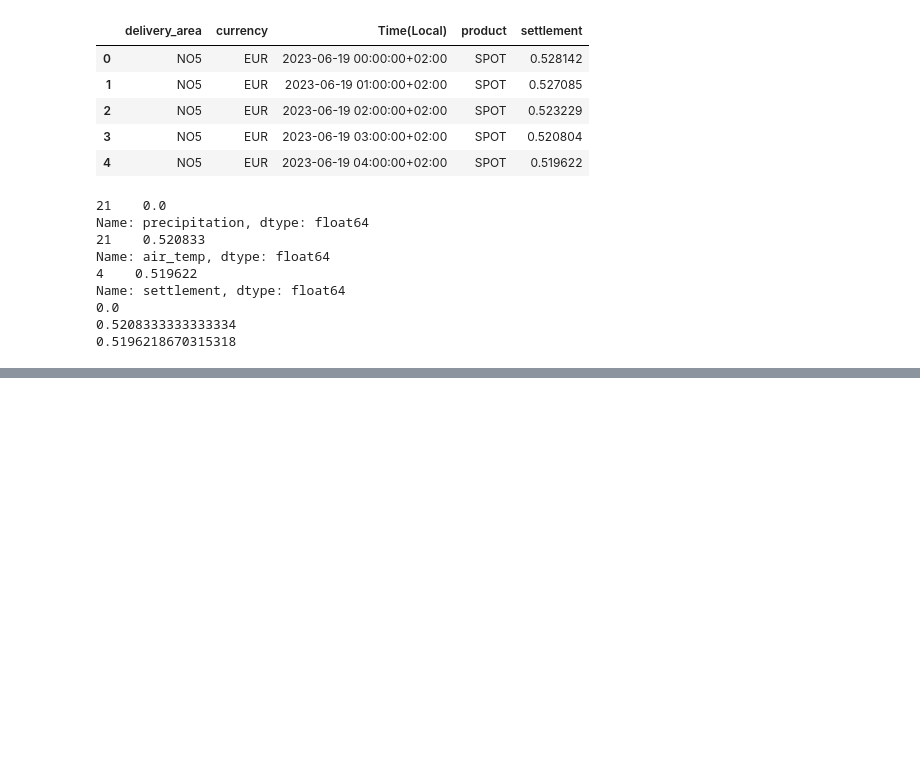
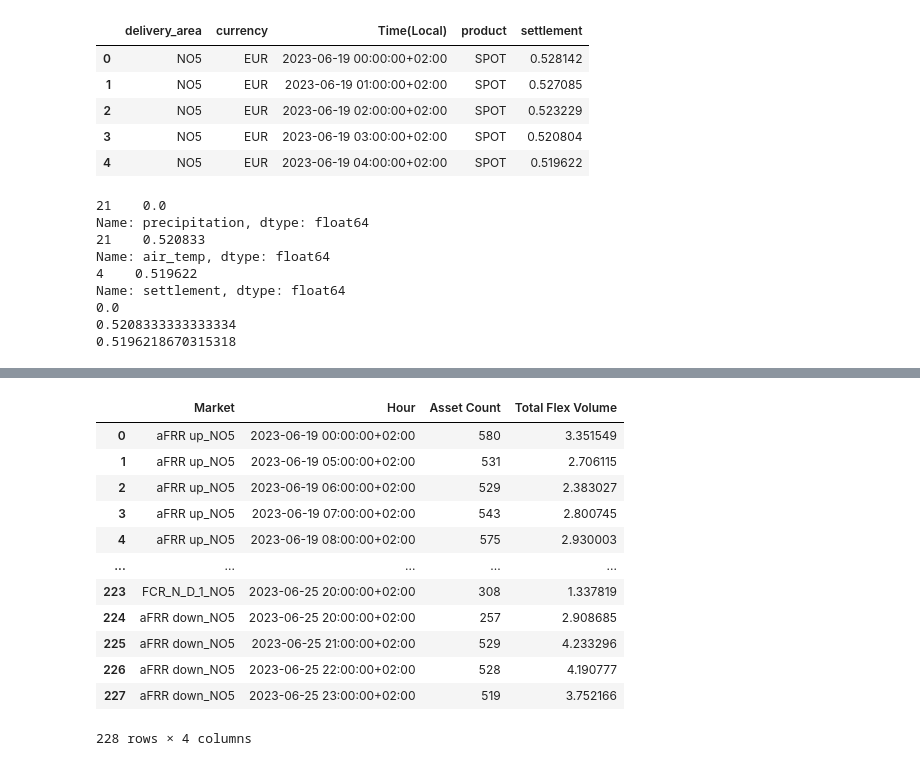
Before and after one commit to sandermeland/master-kode, a Jupyter notebook: bidding_v_4.ipynb, the cells around one changed output, grey strips where cells are left out. Saved outputs shown, nothing was run; the diff lists cells and outputs as text; code cells hidden in the pictures; blank space fills up the shorter version.

Commit message:
the model is running, have not used n-step update which will be added in v_5

```diff
--- a/bidding_v_4.ipynb
+++ b/bidding_v_4.ipynb
@@ -524,0 +572,2 @@ dict_keys([('aFRR up_NO5', Timestamp('2023-06-20 00:00:00+0200', tz='Europe/Oslo
+# %%
+mod, x, y, w, d = utils.run_optimization_model(L = L, M = M, F = F, H = H, Fu_h_l = Fu_h_l, Fd_h_l = Fd_h_l, R_h_l = R_h_l, Vp_h_m = Vp_h_m, Vm_m = Vm_m, R_m = R_m, Ir_hlm = Ir_hlm, Ia_hlm = Ia_hlm, Va_hm = Va_hm, compatible_list= compatible_list, log_filename= "week_mod_no5.log", model_name= "week_mod_no5")
@@ -524,0 +646,22 @@ dict_keys([('aFRR up_NO5', Timestamp('2023-06-20 00:00:00+0200', tz='Europe/Oslo
+# %%
+dominant_directions = [utils.get_dominant_direction(freq_data, hour) for hour in H]
+# %%
+market_count_dict = get_market_count_dict(x = x, L = L, M = M, H = H, dominant_directions= dominant_directions)
+# %%
+combined_df = pd.concat(market_count_dict, ignore_index=True)
+# %%
+display(combined_df)
+# %% [output]
+|  | Market | Hour | Asset Count | Total Flex Volume |
+| 0 | aFRR up_NO5 | 2023-06-19 00:00:00+02:00 | 580 | 3.351549 |
+| 1 | aFRR up_NO5 | 2023-06-19 05:00:00+02:00 | 531 | 2.706115 |
+| 2 | aFRR up_NO5 | 2023-06-19 06:00:00+02:00 | 529 | 2.383027 |
+| 3 | aFRR up_NO5 | 2023-06-19 07:00:00+02:00 | 543 | 2.800745 |
+| 4 | aFRR up_NO5 | 2023-06-19 08:00:00+02:00 | 575 | 2.930003 |
+| ... | ... | ... | ... | ... |
+| 223 | FCR_N_D_1_NO5 | 2023-06-25 20:00:00+02:00 | 308 | 1.337819 |
+| 224 | aFRR down_NO5 | 2023-06-25 20:00:00+02:00 | 257 | 2.908685 |
+| 225 | aFRR down_NO5 | 2023-06-25 21:00:00+02:00 | 529 | 4.233296 |
+| 226 | aFRR down_NO5 | 2023-06-25 22:00:00+02:00 | 528 | 4.190777 |
+| 227 | aFRR down_NO5 | 2023-06-25 23:00:00+02:00 | 519 | 3.752166 |
+228 rows × 4 columns
```
Also changed, not shown: parts of 28 cells of this notebook.
